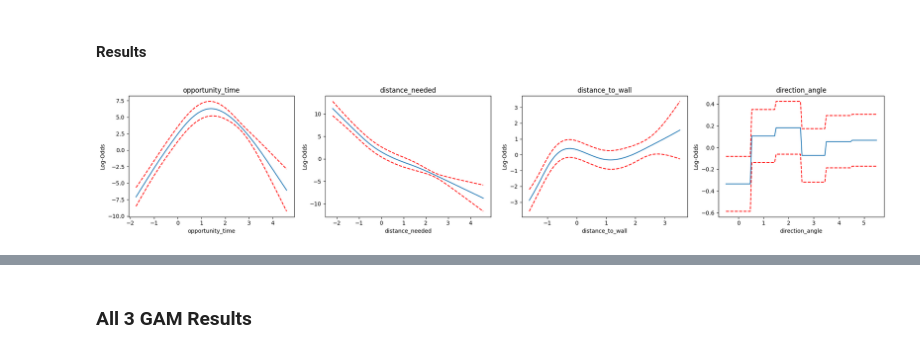
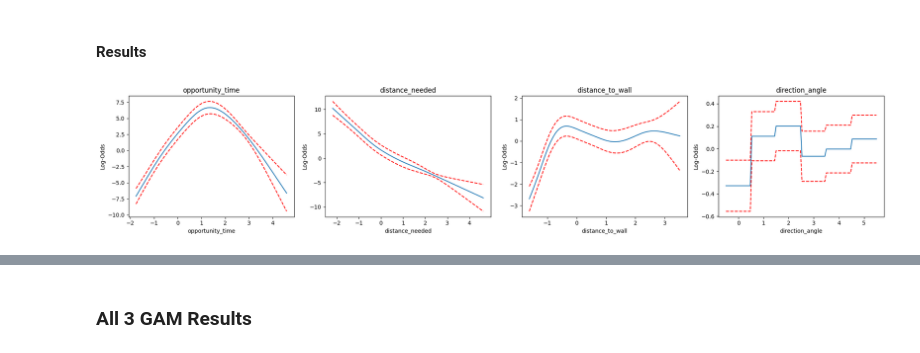
Before and after one commit to d2osborn/SMTChallenge2025, a Jupyter notebook: Team 15-catch_prob_model.ipynb, the cells around one changed output, grey strips where cells are left out. Drawn from its saved outputs; the diff is of its cells as text; code cells hidden in the pictures.

```diff
--- a/Team 15-catch_prob_model.ipynb
+++ b/Team 15-catch_prob_model.ipynb
@@ -490,22 +531,44 @@ val_model2_df
 X3 = catch_prob_df[['opportunity_time', 'distance_needed', 'distance_to_wall', 'direction_angle']].copy()
 X3.loc[:, 'direction_cat_code'] = X3['direction_angle'].astype('category').cat.codes
 direction_categories = X3['direction_angle'].astype('category').cat.categories
-
 X3_scaled = scaler.fit_transform(X3[['opportunity_time', 'distance_needed', 'distance_to_wall']].values)
 X3 = np.hstack([X3_scaled, X3[['direction_cat_code']].values])
 y3 = catch_prob_df['is_out_catch'].values
 
-X3_train, X3_temp, y3_train, y3_temp = train_test_split(X3, y3, test_size=0.4, stratify=y3, random_state=42)
-X3_val, X3_test, y3_val, y3_test = train_test_split(X3_temp, y3_temp, test_size=0.5, stratify=y3_temp, random_state=42)
-
+X3_train, X3_test, y3_train, y3_test = train_test_split(X3, y3, test_size=0.25, stratify=y3, random_state=42)
 grid_gam_w_wall = LogisticGAM(s(0) + s(1) + s(2) + f(3)).gridsearch(X3_train, y3_train, lam=np.logspace(-3, 3, 10))
 print(grid_gam_w_wall.lam)
-gam_w_wall = LogisticGAM(s(0, lam=10) + s(1, lam=10) + s(2, lam=10) + f(3, lam=10)).fit(X3_train, y3_train)
 
-y3_pred_proba = gam_w_wall.predict_proba(X3_test)
-y3_pred = gam_w_wall.predict(X3_test)
-y3_val_pred_proba = gam_w_wall.predict_proba(X3_val)
-y3_val_pred = gam_w_wall.predict(X3_val)
-gam_w_wall.summary()
+f1_score_model3_scores = []
+log_loss_model3_scores = []
+
+best_log_loss3 = np.inf
+best_f1_score3 = np.inf
+best_gam_w_wall = None
+
+## validates the model using 10-fold validation with 5 repetitions
+model_3_cv = RepeatedStratifiedKFold(n_splits=10, n_repeats=5, random_state=42)
+for train_idx, test_idx in model_3_cv.split(X3, y3):
+    X3_train_cv, X3_test_cv = X3[train_idx], X3[test_idx]
+    y3_train_cv, y3_test_cv = y3[train_idx], y3[test_idx]
+
+    gam_w_wall = LogisticGAM(s(0, lam=10) + s(1, lam=10) + s(2, lam=10) + f(3, lam=10)).fit(X3_train_cv, y3_train_cv)
+
+    y3_pred_proba_cv = gam_w_wall.predict_proba(X3_test_cv)
+    y3_pred_cv = gam_w_wall.predict(X3_test_cv)
+    f1 = f1_score(y3_test_cv, y3_pred_cv)
+    log_losses = log_loss(y3_test_cv, y3_pred_proba_cv)
+    f1_score_model3_scores.append(f1)
+    log_loss_model3_scores.append(log_losses)
+
+    ## best gam is the one with the lowest log_loss
+    if log_losses < best_log_loss3:
+        best_log_loss3 = log_losses
+        best_f1_score3 = f1
+        best_test_y3 = y3_test_cv
+        best_test_y3_pred = y3_pred_cv
+        best_gam_w_wall = gam_w_wall
+
+best_gam_w_wall.summary()
 # %% [output]
   0% (0 of 10) |                         | Elapsed Time: 0:00:00 ETA:  --:--:--
@@ -548,6 +611,6 @@ github.com/dswah/pyGAM/issues/163
 # %% [markdown]
 #### Results
 # %%
-partial_dependence_plots(gam_w_wall, ['opportunity_time', 'distance_needed', 'distance_to_wall', 'direction_angle'])
+partial_dependence_plots(best_gam_w_wall, ['opportunity_time', 'distance_needed', 'distance_to_wall', 'direction_angle'])
 # %% [output]
-[figure, old version]
+[figure, new version]
```
Also changed, not shown: parts of 27 cells of this notebook, 1 other file.
